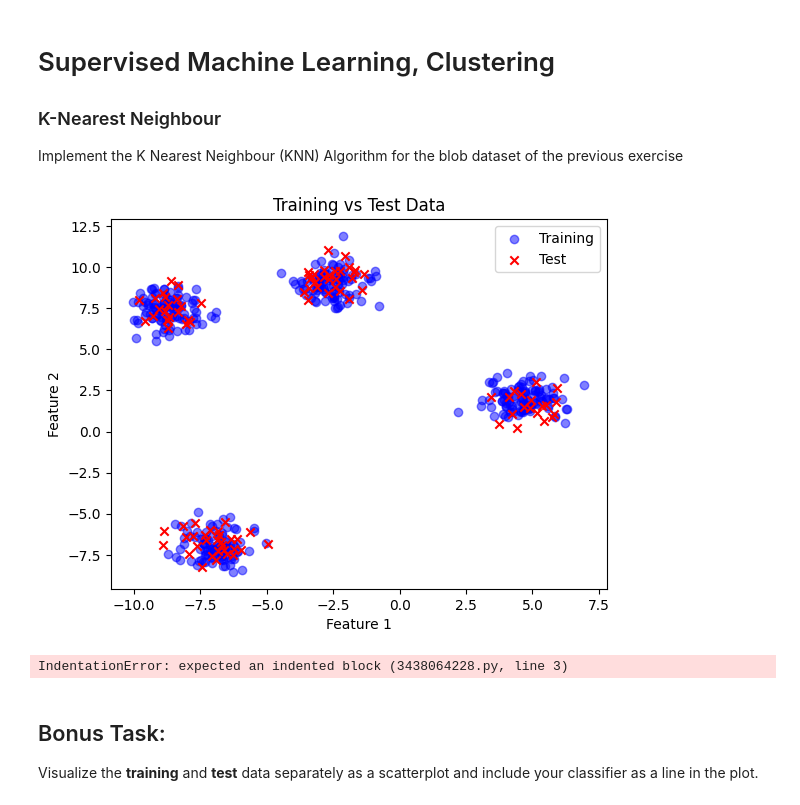
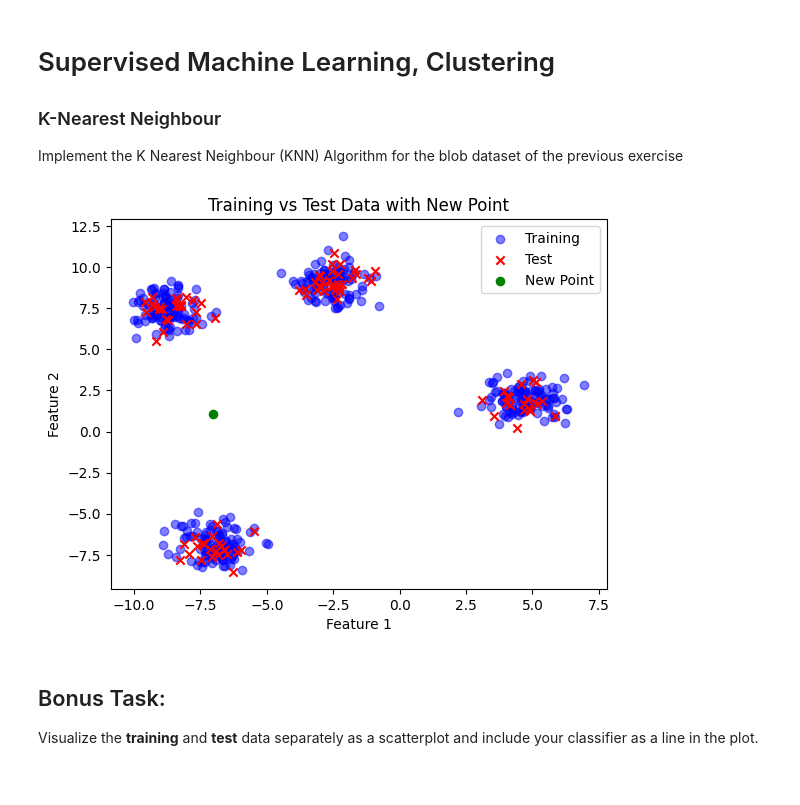
Before and after one commit to naica922/uek_259_MachieneLearning, a Jupyter notebook: demos/05_SupervisedML_Classification.ipynb, the cells around one changed output. Saved outputs shown, nothing was run; the diff lists cells and outputs as text; code cells hidden in the pictures.

```diff
--- a/demos/05_SupervisedML_Classification.ipynb
+++ b/demos/05_SupervisedML_Classification.ipynb
@@ -9,46 +9,36 @@ Implement the K Nearest Neighbour (KNN) Algorithm for the blob dataset of the pr
 # %%
 #Get a Dataset to use as experience data
 from sklearn.datasets import make_blobs
 from sklearn.model_selection import train_test_split
 import matplotlib.pyplot as plt
-
 
 import numpy as np
 data, labels = make_blobs(
 n_samples=500,
 centers=4,
 cluster_std=0.75,
 random_state=42)
 
-
 #Split your data into training and test data
 experienceData,testData, experienceLabels, testLabels = train_test_split(data,labels, test_size=0.20)
 len(experienceLabels)
 
+# Generate a random new point
+new_point = np.random.uniform(low=data.min(), high=data.max(), size=(1, 2))
+
+# Plot the new point
+plt.scatter(new_point[:, 0], new_point[:, 1], marker='o', c='green', s=35, label='New Point')
 
 # Plot training data
 plt.scatter(experienceData[:, 0], experienceData[:, 1], marker='o', c='blue', alpha=0.5, label='Training')
 
 # Plot test data
 plt.scatter(testData[:, 0], testData[:, 1], marker='x', c='red', label='Test')
 
 plt.legend()
 plt.xlabel('Feature 1')
 plt.ylabel('Feature 2')
-plt.title('Training vs Test Data')
+plt.title('Training vs Test Data with New Point')
 plt.show()
 # %% [output]
-[figure, old version]
+[figure, new version]
-# %%
-def k_means(newPoint, experienceData,experienceLabels, k):
-
-"""
-1. Find the Euclidean distance to all experience data
-points
-2. get the k closest points
-3. Return the predicted class of the new point based on
-the majority classes of the chosen points (in 3.)
-"""
-    return predicted_class
-# %% [output]
-IndentationError: expected an indented block (3438064228.py, line 3)
```
Also changed, not shown: parts of 5 cells of this notebook.
